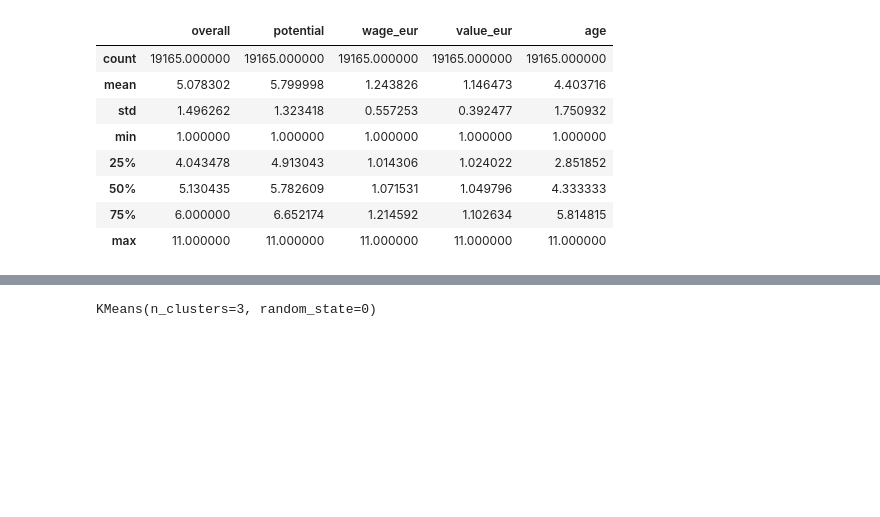
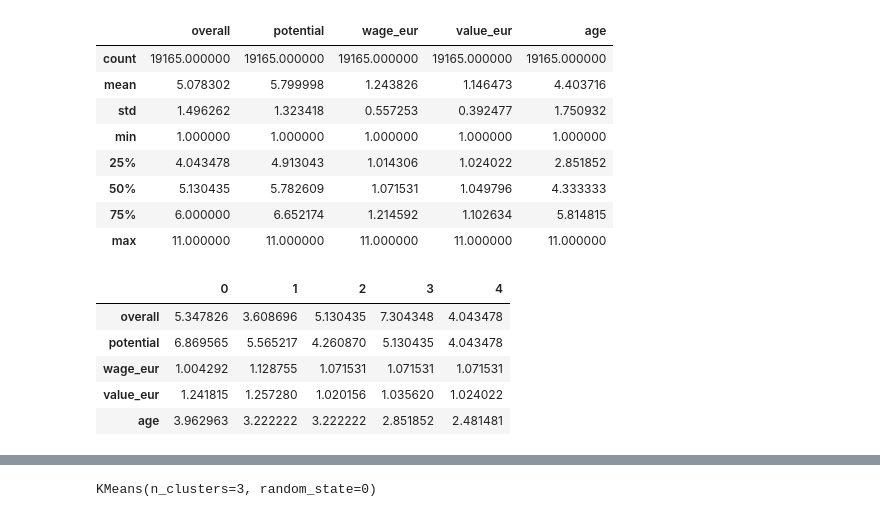
Before and after one commit to dataquestio/project-walkthroughs, a Jupyter notebook: kmeans/clustering.ipynb, the cells around one changed output, grey strips where cells are left out. Saved outputs shown, nothing was run; the diff lists cells and outputs as text; code cells hidden in the pictures; blank space fills up the shorter version.

```diff
--- a/kmeans/clustering.ipynb
+++ b/kmeans/clustering.ipynb
@@ -61,4 +60,13 @@ np.random.seed(0)
 centroids = random_centroids(data, 5)
+# %%
+centroids
+# %% [output]
+|  | 0 | 1 | 2 | 3 | 4 |
+| overall | 5.347826 | 3.608696 | 5.130435 | 7.304348 | 4.043478 |
+| potential | 6.869565 | 5.565217 | 4.260870 | 5.130435 | 4.043478 |
+| wage_eur | 1.004292 | 1.128755 | 1.071531 | 1.071531 | 1.071531 |
+| value_eur | 1.241815 | 1.257280 | 1.020156 | 1.035620 | 1.024022 |
+| age | 3.962963 | 3.222222 | 3.222222 | 2.851852 | 2.481481 |
 # %%
 def get_labels(data, centroids):
     distances = centroids.apply(lambda x: np.sqrt(((data - x) ** 2).sum(axis=1)))
```
Also changed, not shown: parts of 8 cells of this notebook.
